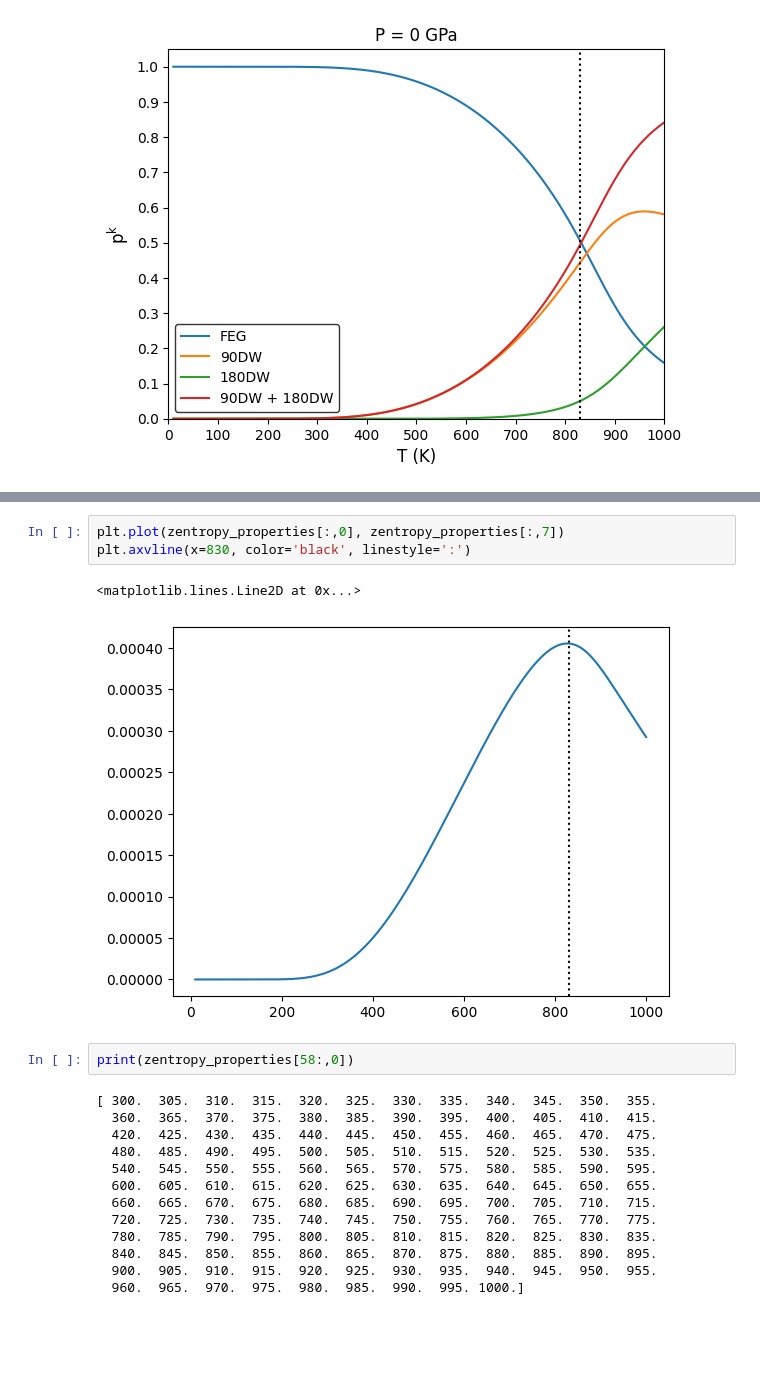
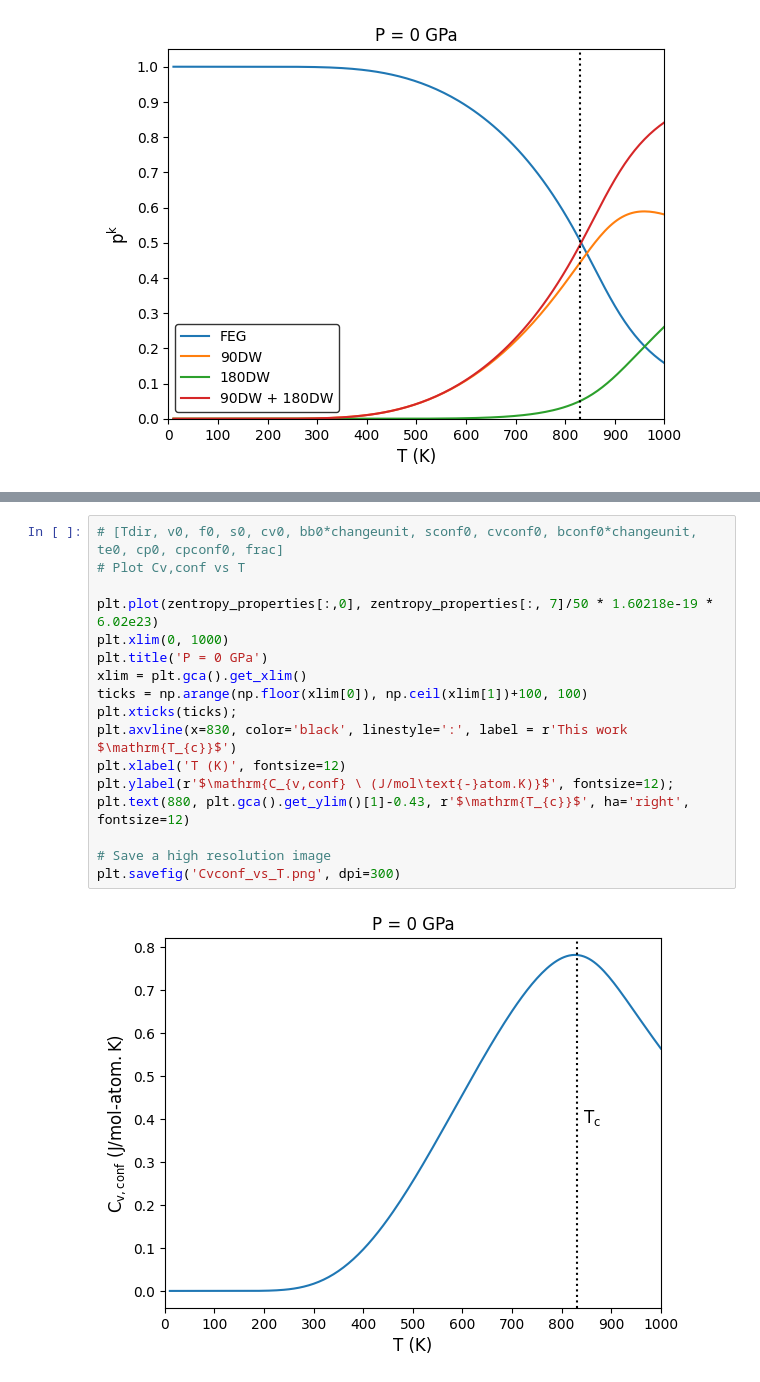
Before and after one commit to nhew1994/PyZentropy, a Jupyter notebook: plot_phonon_dos.ipynb, the cells around one changed output, grey strips where cells are left out. Saved outputs shown, nothing was run; the diff lists cells and outputs as text; blank space fills up the shorter version.

```diff
--- a/plot_phonon_dos.ipynb
+++ b/plot_phonon_dos.ipynb
@@ -162,21 +166,19 @@ plt.ylim(0.008, 0.014)
-# %%
-plt.plot(zentropy_properties[:,0], zentropy_properties[:,7])
-plt.axvline(x=830, color='black', linestyle=':')
-# %% [output]
-<matplotlib.lines.Line2D at 0x...>
-[figure, removed]
-# %%
-print(zentropy_properties[58:,0])
-# %% [output]
-[ 300.  305.  310.  315.  320.  325.  330.  335.  340.  345.  350.  355.
-  360.  365.  370.  375.  380.  385.  390.  395.  400.  405.  410.  415.
-  420.  425.  430.  435.  440.  445.  450.  455.  460.  465.  470.  475.
-  480.  485.  490.  495.  500.  505.  510.  515.  520.  525.  530.  535.
-  540.  545.  550.  555.  560.  565.  570.  575.  580.  585.  590.  595.
-  600.  605.  610.  615.  620.  625.  630.  635.  640.  645.  650.  655.
-  660.  665.  670.  675.  680.  685.  690.  695.  700.  705.  710.  715.
-  720.  725.  730.  735.  740.  745.  750.  755.  760.  765.  770.  775.
-  780.  785.  790.  795.  800.  805.  810.  815.  820.  825.  830.  835.
-  840.  845.  850.  855.  860.  865.  870.  875.  880.  885.  890.  895.
-  900.  905.  910.  915.  920.  925.  930.  935.  940.  945.  950.  955.
-  960.  965.  970.  975.  980.  985.  990.  995. 1000.]
+# %%
+# [Tdir, v0, f0, s0, cv0, bb0*changeunit, sconf0, cvconf0, bconf0*changeunit, te0, cp0, cpconf0, frac]
+# Plot Cv,conf vs T
+
+plt.plot(zentropy_properties[:,0], zentropy_properties[:, 7]/50 * 1.60218e-19 * 6.02e23)
+plt.xlim(0, 1000)
+plt.title('P = 0 GPa')
+xlim = plt.gca().get_xlim()
+ticks = np.arange(np.floor(xlim[0]), np.ceil(xlim[1])+100, 100)
+plt.xticks(ticks);
+plt.axvline(x=830, color='black', linestyle=':', label = r'This work $\mathrm{T_{c}}$')
+plt.xlabel('T (K)', fontsize=12)
+plt.ylabel(r'$\mathrm{C_{v,conf} \ (J/mol\text{-}atom.K)}$', fontsize=12);
+plt.text(880, plt.gca().get_ylim()[1]-0.43, r'$\mathrm{T_{c}}$', ha='right', fontsize=12)
+
+# Save a high resolution image
+plt.savefig('Cvconf_vs_T.png', dpi=300)
+# %% [output]
+[figure, added]
```
Also changed, not shown: parts of 2 cells of this notebook, 22 other files.
